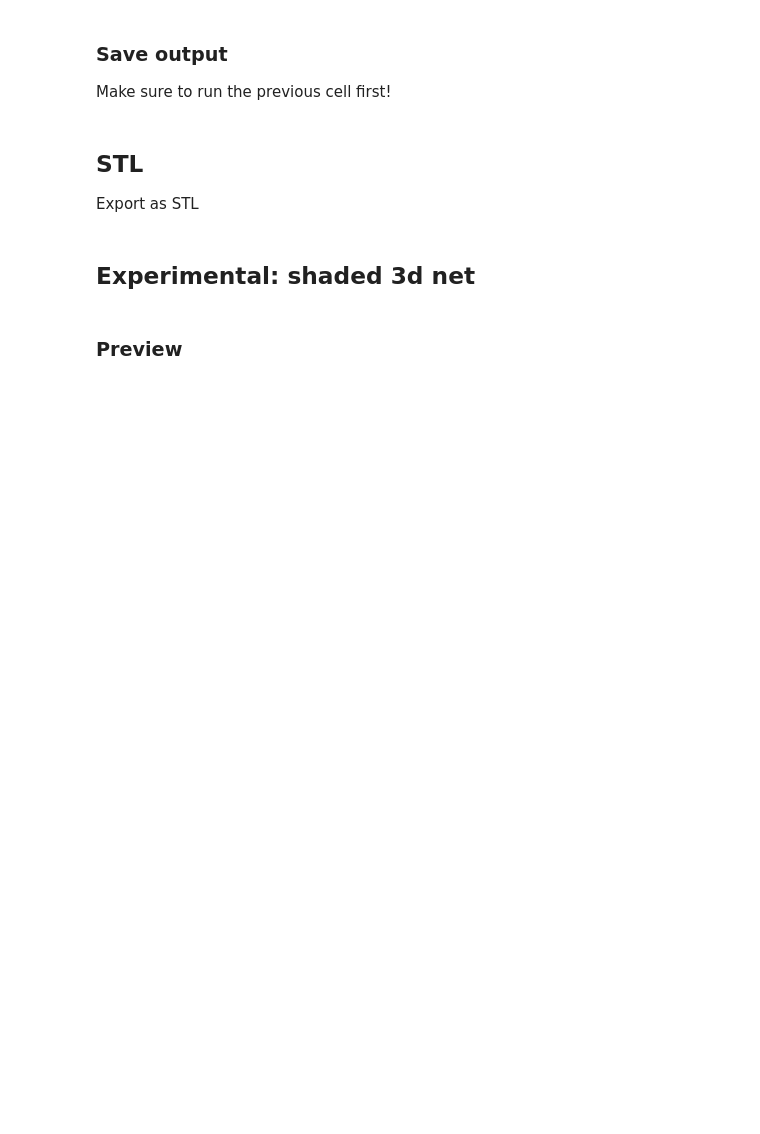
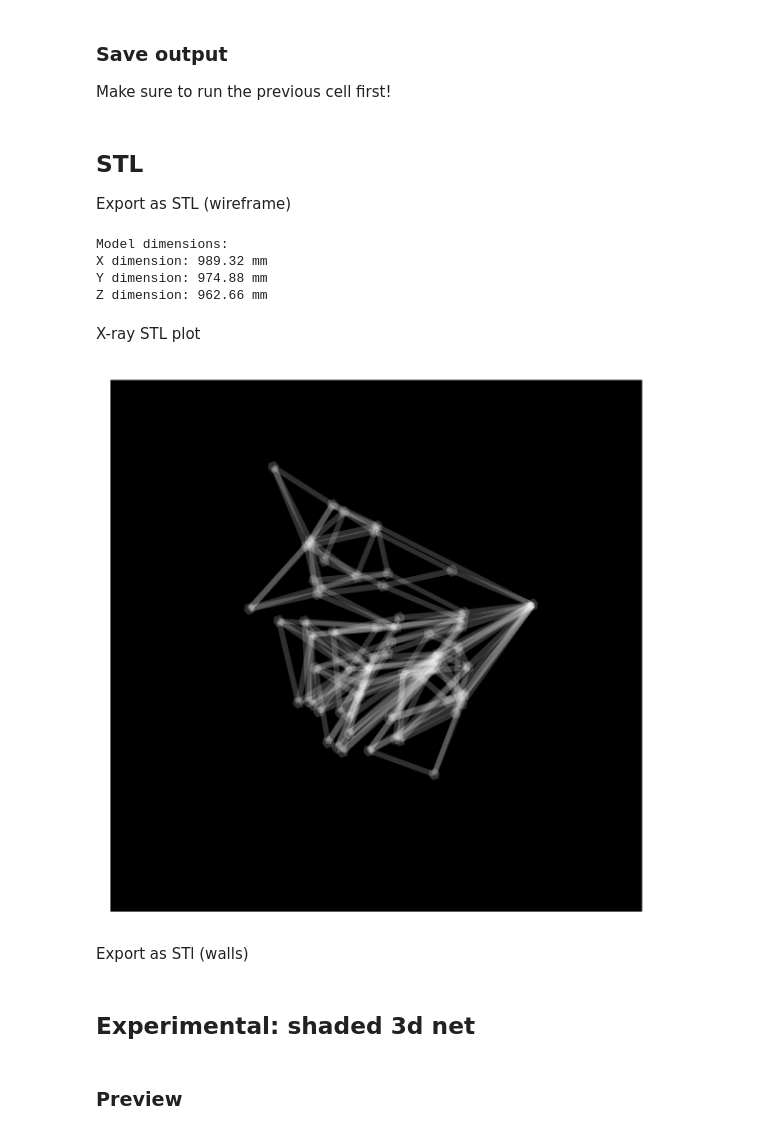
Before and after one commit to awmacpherson/polytope-unfolder, a Jupyter notebook: notebooks/combined.ipynb, the cells around one changed output. Drawn from its saved outputs; the diff is of its cells as text; code cells hidden in the pictures; blank space fills up the shorter version.

Commit message:
Wireframe STL addition.

```diff
--- a/notebooks/combined.ipynb
+++ b/notebooks/combined.ipynb
@@ -187,6 +243,9 @@ PROJECTION = "obverse" # "lateral" or "obverse" or "mixed" or "random"
 
 ANIMATION_FPS = 20 # frame per seconds in the animation
 ANIMATION_LENGTH_SECS = 3 # total length of the animation in seconds
+
+STL_THICKNESS = 15 # thickness of frame for stl with wireframe in mm
+STL_BOX_SIZE = 1000 # side of box which countains the stl with wireframe in mm (rough estimate)
 
 
 # don't change ##################
@@ -311,13 +376,44 @@ os.makedirs(DIR_NET_PROJECTION, exist_ok=True)
 fig.savefig(os.path.join(DIR_NET_PROJECTION, f"{POLYTOPE}-{TAG}.{IMAGE_FORMAT}"), dpi=DPI)
 # %% [markdown]
 ## STL
-Export as STL
+Export as STL (wireframe)
 # %%
 TAG = get_tag()
 
-from tope.stl import create_stl
-thing = create_stl(*N.facets.values())
+from tope.stl import create_stl_from_net, stl_dimensions, define_scale
+from math import sqrt
+
+SCALE = define_scale(N, STL_BOX_SIZE, STL_THICKNESS)
+
+t = sqrt((STL_THICKNESS/SCALE)**2/2)
+
+thing = create_stl_from_net(N, t, walls=False)
 assert thing.check()
 
+thing.vectors = SCALE*thing.vectors
+
 os.makedirs(DIR_STL, exist_ok=True)
-thing.save(os.path.join(DIR_STL, f"{POLYTOPE}-{TAG}.stl"))
+thing.save(os.path.join(DIR_STL, f"{POLYTOPE}-{TAG}-wireframe.stl"))
+
+# Print the dimensions
+stl_dimensions(thing)
+# %% [output]
+Model dimensions:
+X dimension: 989.32 mm
+Y dimension: 974.88 mm
+Z dimension: 962.66 mm
+# %% [markdown]
+X-ray STL plot
+# %%
+import mpl_toolkits.mplot3d as mpl3d
+
+ar = mpl3d.art3d.Poly3DCollection(thing.vectors, lightsource=mpl.colors.LightSource(),facecolors='w', linewidths=1, alpha = 0.1)
+fig = plt.figure(dpi=DPI)
+ax = fig.add_subplot(projection='3d')
+ax.add_artist(ar)
+
+ax = configure_axes_3d(ax, thing.vectors, bg=BG_COLOR)
+# %% [output]
+[figure, added]
+# %% [markdown]
+Export as STl (walls)
```
Also changed, not shown: parts of 9 cells of this notebook, 3 other files.
